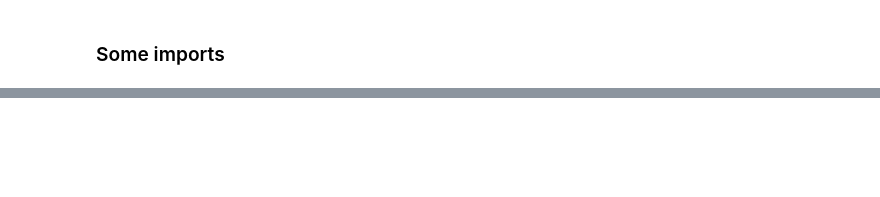
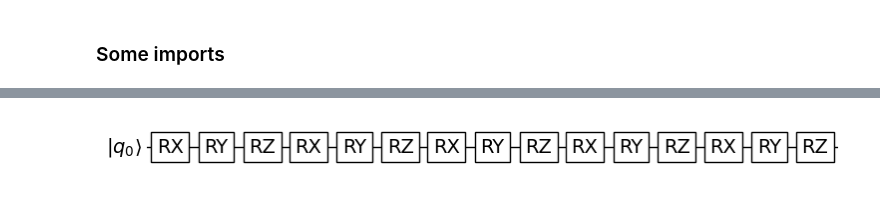
Before and after one commit to qiboteam/qiboml, a Jupyter notebook: doc/source/tutorials/data_reuploading.ipynb, the cells around one changed output, grey strips where cells are left out. Cells and saved outputs as stored; diff of their text form; code cells hidden in the pictures; blank space fills up the shorter version.

```diff
--- a/doc/source/tutorials/data_reuploading.ipynb
+++ b/doc/source/tutorials/data_reuploading.ipynb
@@ -91,0 +138,12 @@ y_train = 2 * ( (y_train - min(y_train)) / (max(y_train) - min(y_train)) - 0.5 )
+# %%
+# The whole model
+model = QuantumModel(
+    circuit_structure=circuit_structure,
+    decoding=decoding_circ,
+    differentiation=PSR(),
+)
+
+# Let's draw it
+fig = model.draw()
+# %% [output]
+[figure, added]
```
Also changed, not shown: parts of 24 cells of this notebook.
